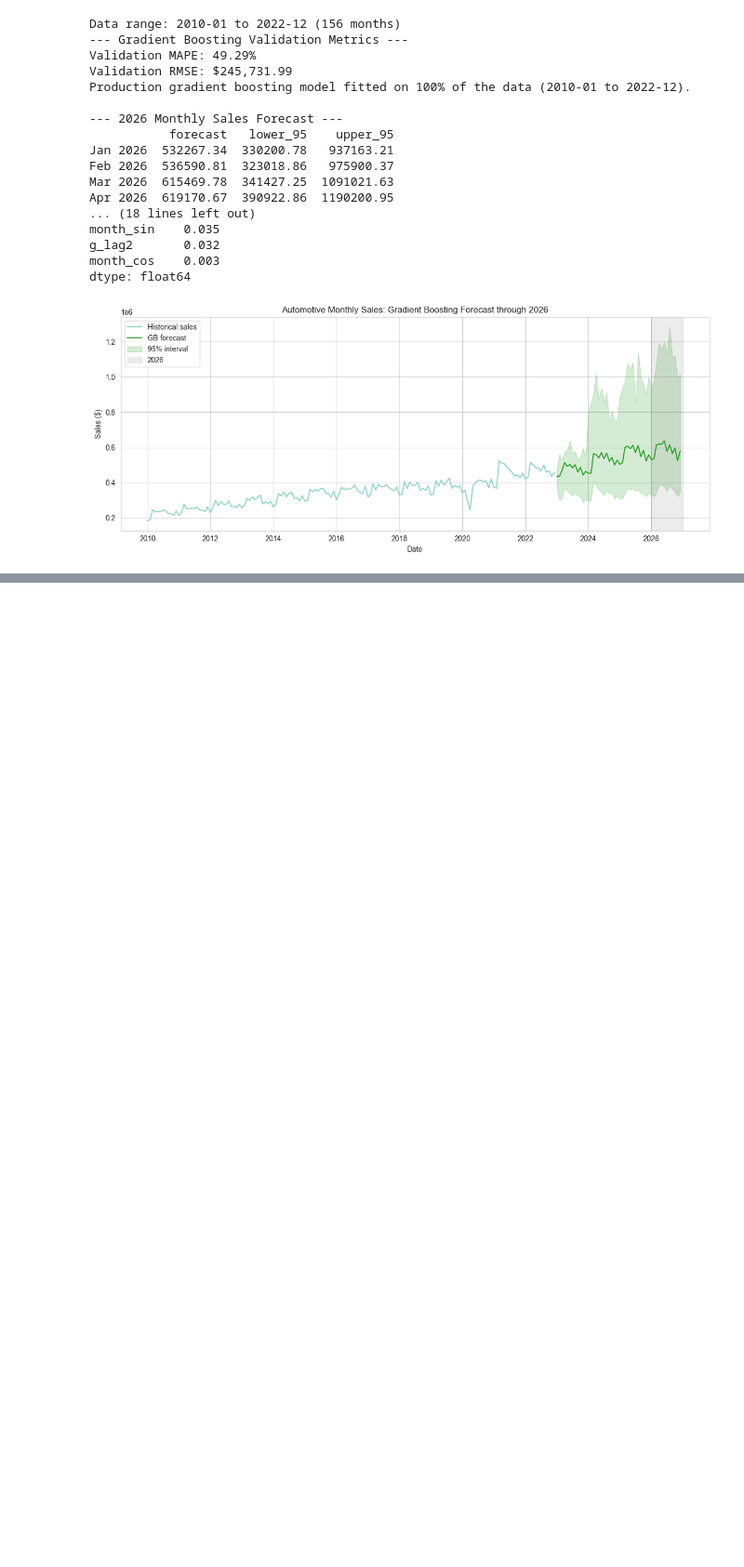
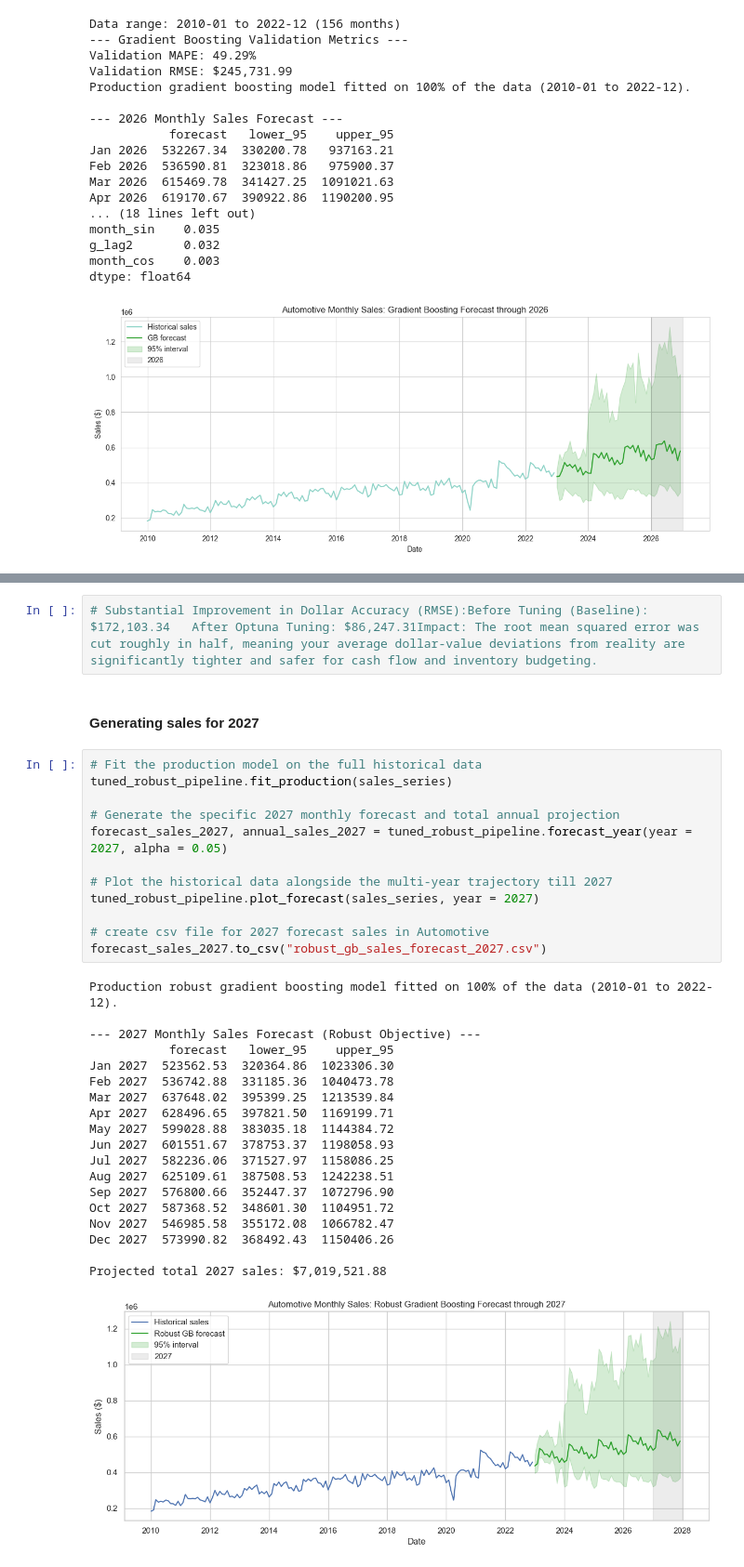
Before and after one commit to mikabenson/query_duckdb_analytics, a Jupyter notebook: notebooks/forecasting.ipynb, the cells around one changed output, grey strips where cells are left out. Shown at 93% size. Saved outputs shown, nothing was run; the diff lists cells and outputs as text; blank space fills up the shorter version.

```diff
--- a/notebooks/forecasting.ipynb
+++ b/notebooks/forecasting.ipynb
@@ -468,0 +1213,36 @@ dtype: float64
+# %%
+# Substantial Improvement in Dollar Accuracy (RMSE):Before Tuning (Baseline): $172,103.34   After Optuna Tuning: $86,247.31Impact: The root mean squared error was cut roughly in half, meaning your average dollar-value deviations from reality are significantly tighter and safer for cash flow and inventory budgeting.
+# %% [markdown]
+#### **Generating sales for 2027**
+# %%
+# Fit the production model on the full historical data
+tuned_robust_pipeline.fit_production(sales_series)
+
+# Generate the specific 2027 monthly forecast and total annual projection
+forecast_sales_2027, annual_sales_2027 = tuned_robust_pipeline.forecast_year(year = 2027, alpha = 0.05)
+
+# Plot the historical data alongside the multi-year trajectory till 2027
+tuned_robust_pipeline.plot_forecast(sales_series, year = 2027)
+
+# create csv file for 2027 forecast sales in Automotive
+forecast_sales_2027.to_csv("robust_gb_sales_forecast_2027.csv")
+# %% [output]
+Production robust gradient boosting model fitted on 100% of the data (2010-01 to 2022-12).
+
+--- 2027 Monthly Sales Forecast (Robust Objective) ---
+           forecast   lower_95    upper_95
+Jan 2027  523562.53  320364.86  1023306.30
+Feb 2027  536742.88  331185.36  1040473.78
+Mar 2027  637648.02  395399.25  1213539.84
+Apr 2027  628496.65  397821.50  1169199.71
+May 2027  599028.88  383035.18  1144384.72
+Jun 2027  601551.67  378753.37  1198058.93
+Jul 2027  582236.06  371527.97  1158086.25
+Aug 2027  625109.61  387508.53  1242238.51
+Sep 2027  576800.66  352447.37  1072796.90
+Oct 2027  587368.52  348601.30  1104951.72
+Nov 2027  546985.58  355172.08  1066782.47
+Dec 2027  573990.82  368492.43  1150406.26
+
+Projected total 2027 sales: $7,019,521.88
+[figure, added]
```
Also changed, not shown: parts of 9 cells of this notebook, 12 other files.
